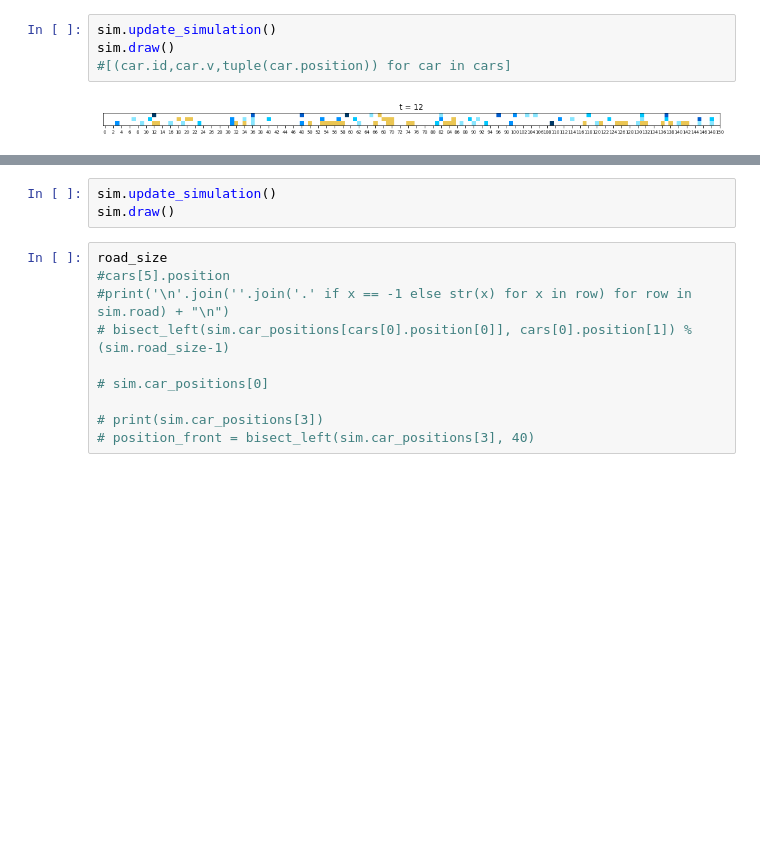
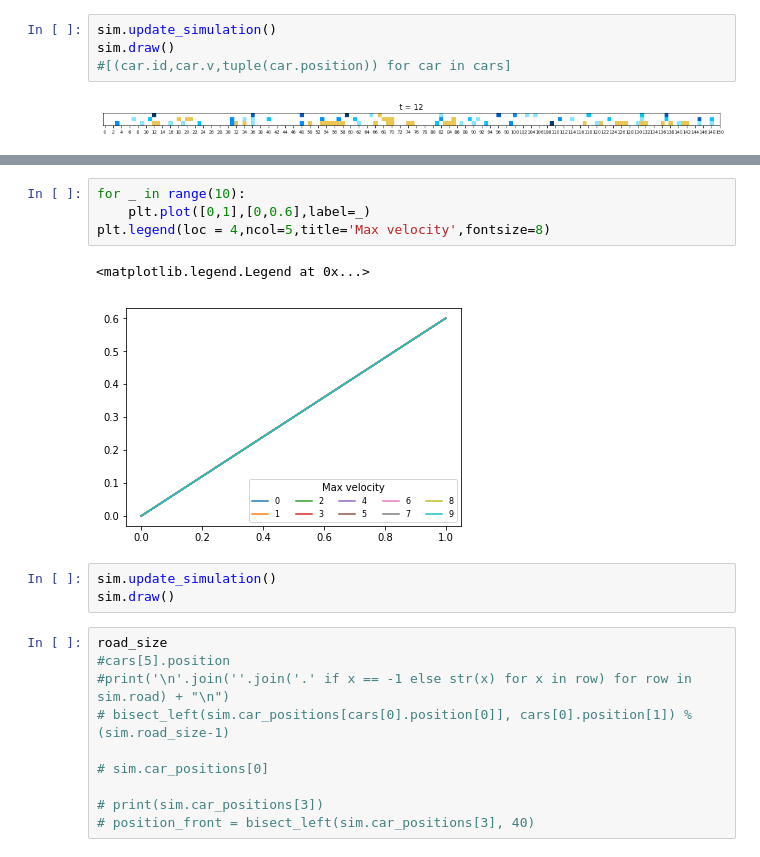
Before and after one commit to Ngort/CS166, a Jupyter notebook: MS_TrafficSimulation_2_lanes.ipynb, the cells around one changed output, grey strips where cells are left out. Drawn from its saved outputs; the diff is of its cells as text; blank space fills up the shorter version.

```diff
--- a/MS_TrafficSimulation_2_lanes.ipynb
+++ b/MS_TrafficSimulation_2_lanes.ipynb
@@ -322,3 +429,10 @@ sim.draw()
+# %%
+for _ in range(10):
+    plt.plot([0,1],[0,0.6],label=_)
+plt.legend(loc = 4,ncol=5,title='Max velocity',fontsize=8)
+# %% [output]
+<matplotlib.legend.Legend at 0x...>
+[figure, added]
 # %%
 sim.update_simulation()
 sim.draw()
```
Also changed, not shown: parts of 19 cells of this notebook.
